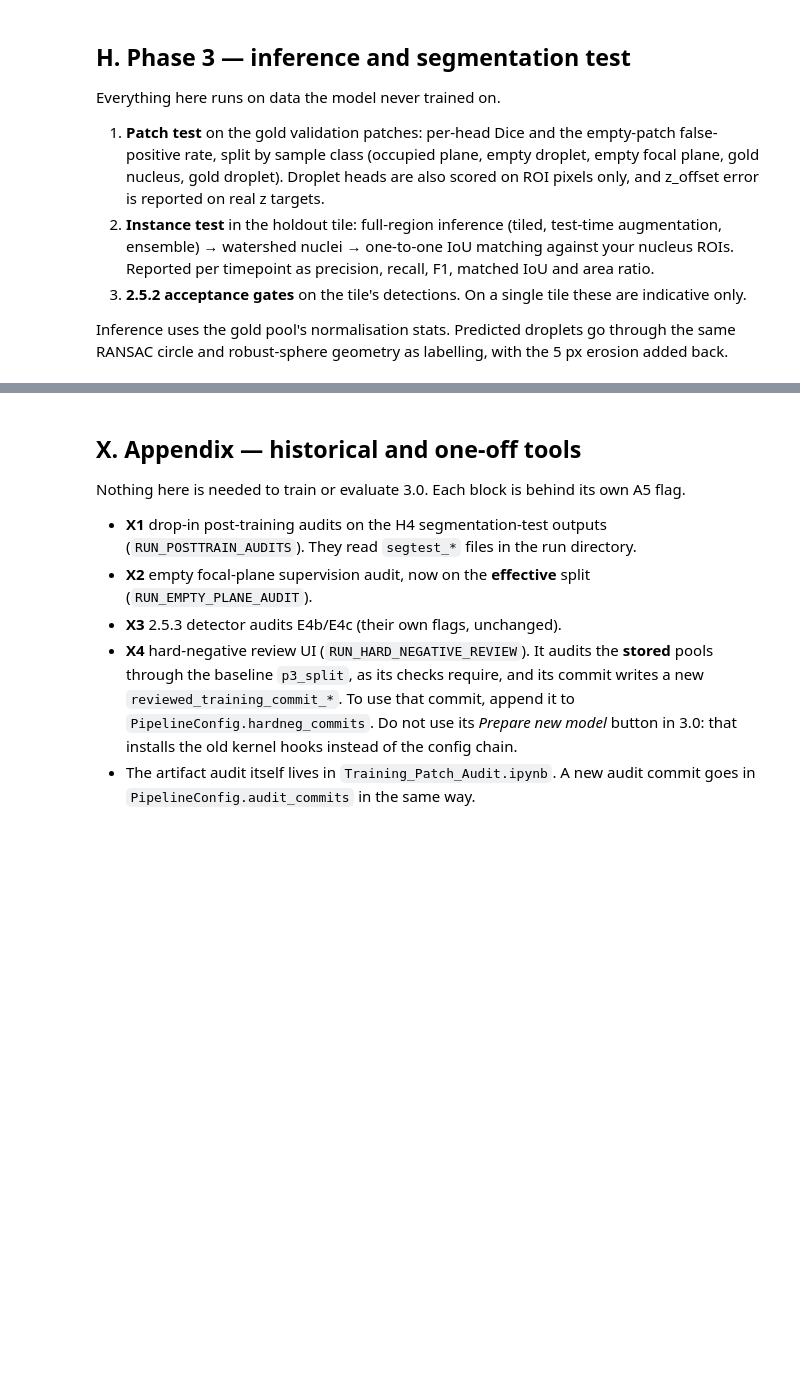
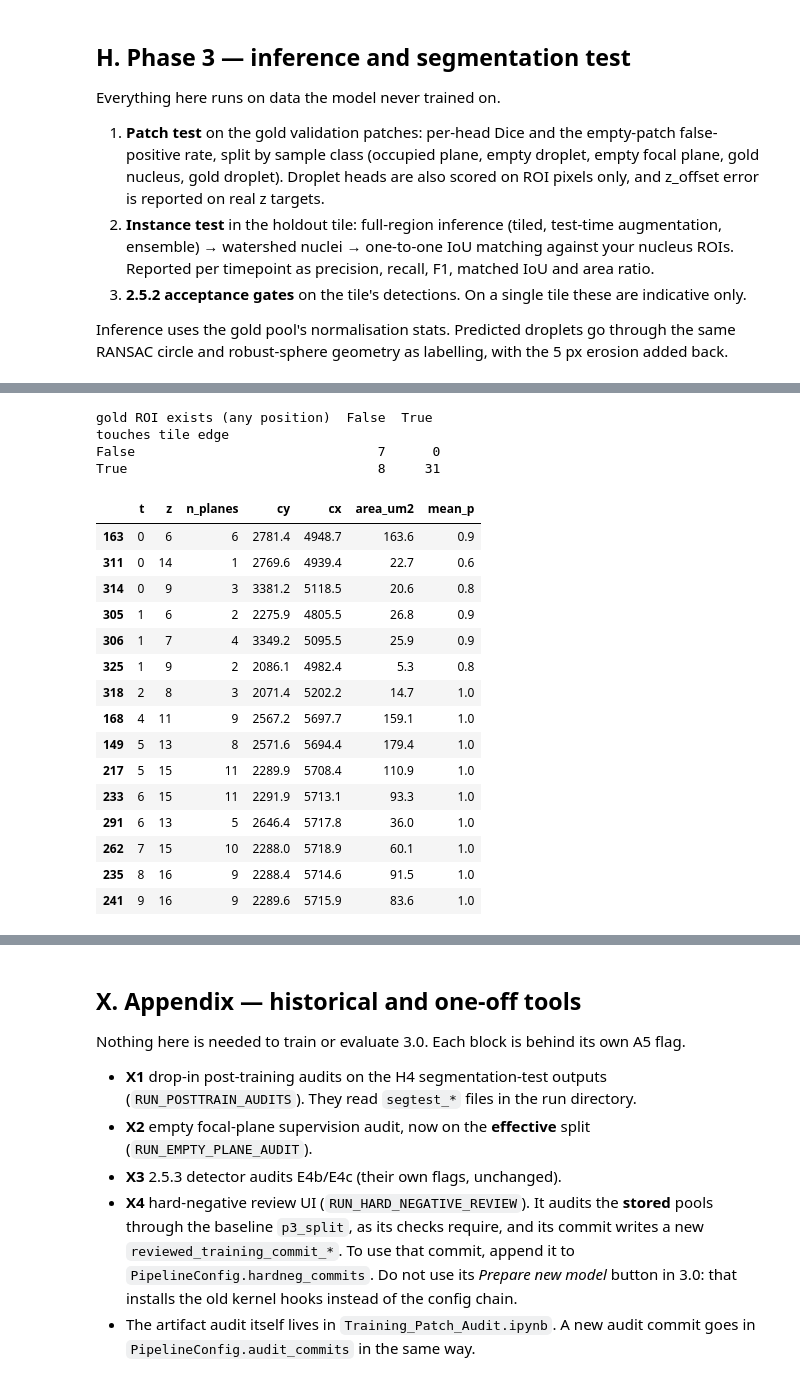
Before and after one commit to Tdeibert/Nuclear_Scaling_ML, a Jupyter notebook: Code_Repository/Python/Model_Training/vulcan_training_3_0.ipynb, the cells around one changed output, grey strips where cells are left out. Drawn from its saved outputs; the diff is of its cells as text; code cells hidden in the pictures; blank space fills up the shorter version.

```diff
--- a/Code_Repository/Python/Model_Training/vulcan_training_3_0.ipynb
+++ b/Code_Repository/Python/Model_Training/vulcan_training_3_0.ipynb
@@ -4472,0 +4957,39 @@ if RUN_AREA_EQUIVALENCE:
+# %%
+# ONE-OFF (informational): re-check the "no gold" list against ALL gold ROIs in the frame,
+# not just ROIs fully inside the test tile (p3_gold_in_box drops ROIs crossing the border).
+_hs_shape = load_memmap_tiff(cfg.image_file).shape
+_all_gold = p3_gold_in_box((-1, -1, _hs_shape[-2] + 1, _hs_shape[-1] + 1), _meta["t_range"], _meta["z_range"], cfg)
+_foot_all = {}
+for (t, z), locs in _all_gold.items():
+    _foot_all.setdefault(int(t), []).extend(locs)
+
+def _covered_any(t, cy, cx):
+    y, x = int(round(cy)), int(round(cx))
+    return any(a <= y < c and b <= x < d and m[y - a, x - b] for (a, b, c, d), m in _foot_all.get(int(t), []))
+
+NO_GOLD["has_gold_anywhere"] = [_covered_any(r.t, r.cy, r.cx) for r in NO_GOLD.itertuples()]
+print(pd.crosstab(NO_GOLD.touches_tile_edge, NO_GOLD.has_gold_anywhere,
+                  rownames=["touches tile edge"], colnames=["gold ROI exists (any position)"]))
+ARTIFACT_CANDIDATES = NO_GOLD[~NO_GOLD.has_gold_anywhere]
+display(ARTIFACT_CANDIDATES[["t", "z", "n_planes", "cy", "cx", "area_um2", "mean_p"]].round(1))
+# %% [output]
+gold ROI exists (any position)  False  True
+touches tile edge
+False                               7      0
+True                                8     31
+|  | t | z | n_planes | cy | cx | area_um2 | mean_p |
+| 163 | 0 | 6 | 6 | 2781.4 | 4948.7 | 163.6 | 0.9 |
+| 311 | 0 | 14 | 1 | 2769.6 | 4939.4 | 22.7 | 0.6 |
+| 314 | 0 | 9 | 3 | 3381.2 | 5118.5 | 20.6 | 0.8 |
+| 305 | 1 | 6 | 2 | 2275.9 | 4805.5 | 26.8 | 0.9 |
+| 306 | 1 | 7 | 4 | 3349.2 | 5095.5 | 25.9 | 0.9 |
+| 325 | 1 | 9 | 2 | 2086.1 | 4982.4 | 5.3 | 0.8 |
+| 318 | 2 | 8 | 3 | 2071.4 | 5202.2 | 14.7 | 1.0 |
+| 168 | 4 | 11 | 9 | 2567.2 | 5697.7 | 159.1 | 1.0 |
+| 149 | 5 | 13 | 8 | 2571.6 | 5694.4 | 179.4 | 1.0 |
+| 217 | 5 | 15 | 11 | 2289.9 | 5708.4 | 110.9 | 1.0 |
+| 233 | 6 | 15 | 11 | 2291.9 | 5713.1 | 93.3 | 1.0 |
+| 291 | 6 | 13 | 5 | 2646.4 | 5717.8 | 36.0 | 1.0 |
+| 262 | 7 | 15 | 10 | 2288.0 | 5718.9 | 60.1 | 1.0 |
+| 235 | 8 | 16 | 9 | 2288.4 | 5714.6 | 91.5 | 1.0 |
+| 241 | 9 | 16 | 9 | 2289.6 | 5715.9 | 83.6 | 1.0 |
```
Also changed, not shown: parts of 17 cells of this notebook.
